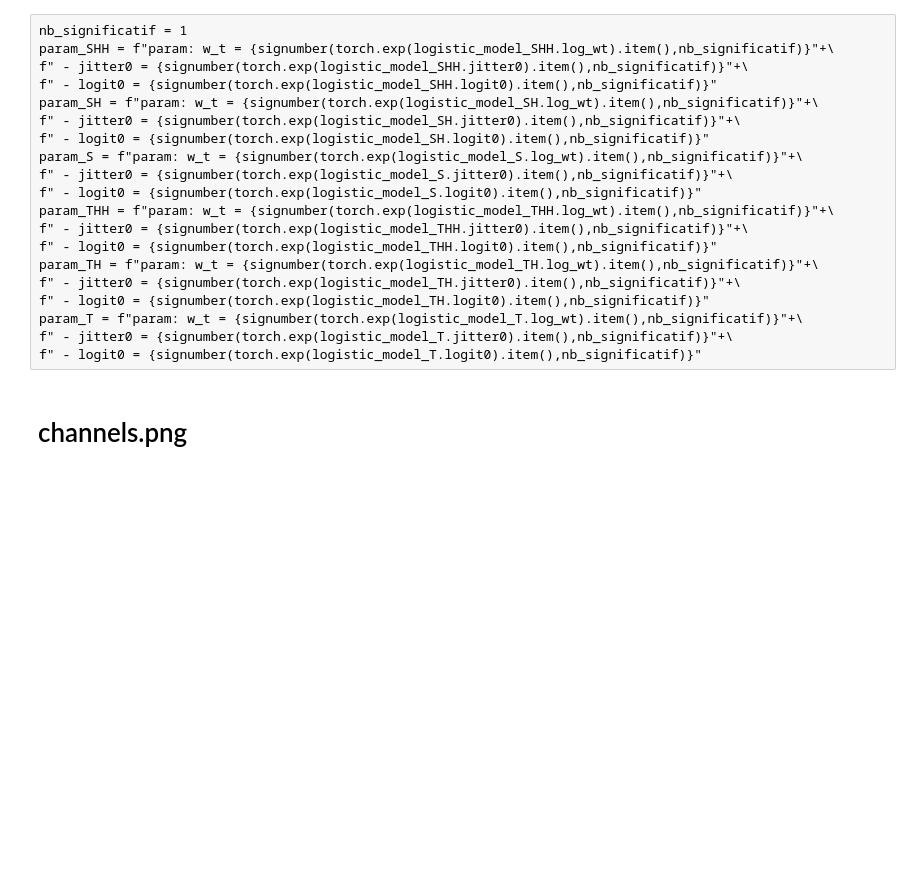
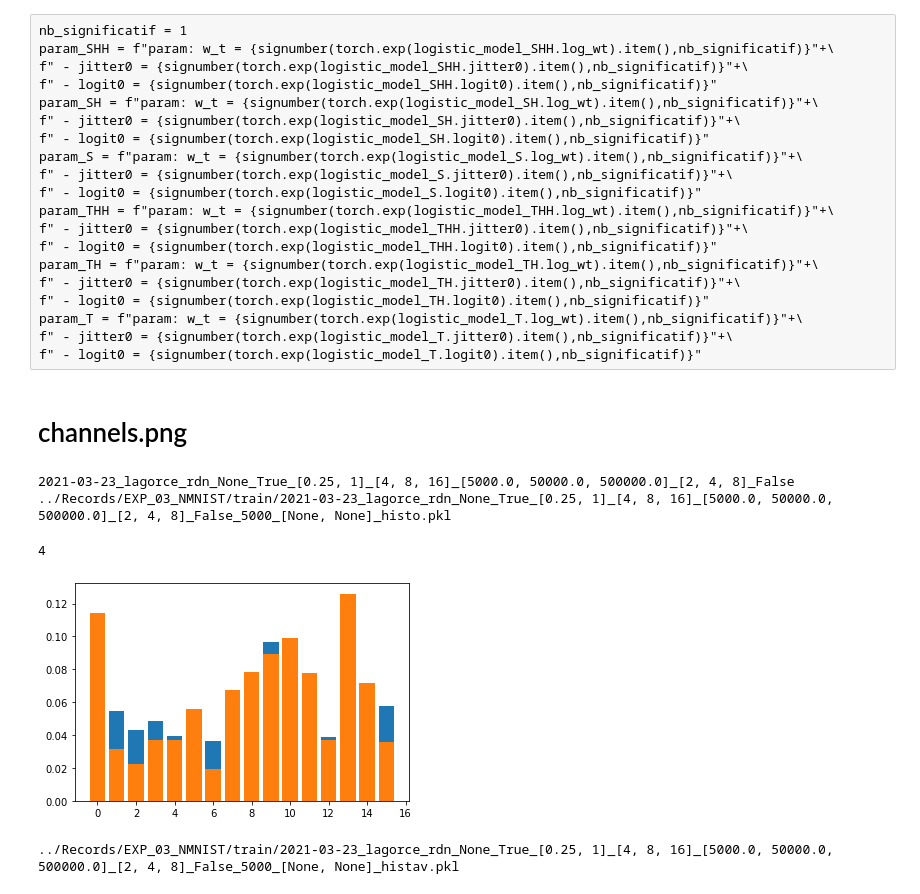
Before and after one commit to SpikeAI/HOTS, a Jupyter notebook: notebooks/figures.ipynb, the cells around one changed output. Drawn from its saved outputs; the diff is of its cells as text; code cells hidden in the pictures; blank space fills up the shorter version.

```diff
--- a/notebooks/figures.ipynb
+++ b/notebooks/figures.ipynb
@@ -355,3 +353,34 @@ for c in range(nb_channels):
 ax[a[-1]].plot([tlast,tlast],[0,1], color = 'red', alpha=1)
 # %%
 printfig(fig, 'inputlayer.pdf')
+# %%
+name = 'homhots'
+sigma = None
+pooling = False
+homeinv = False
+jitonic = [None,None] #[temporal, spatial]
+jitter = False
+tau = 5
+nblay = 3
+nbclust = 4
+filt = 2
+nb_train = 5000
+timestr = '2021-03-23' # this date for 100 digits in learning
+record_path = '../Records/EXP_03_NMNIST/'
+hotshom, homeotest = netparam(name, filt, tau, nblay, nbclust, sigma, homeinv, jitter, timestr)
+trainhistomap = hotshom.running(homeotest=homeotest, nb_digit = nb_train, outstyle='histo')
+# %% [output]
+2021-03-23_lagorce_rdn_None_True_[0.25, 1]_[4, 8, 16]_[5000.0, 50000.0, 500000.0]_[2, 4, 8]_False
+../Records/EXP_03_NMNIST/train/2021-03-23_lagorce_rdn_None_True_[0.25, 1]_[4, 8, 16]_[5000.0, 50000.0, 500000.0]_[2, 4, 8]_False_5000_[None, None]_histo.pkl
+# %%
+print(trainhistomap[i][0])
+plt.bar(np.arange(16),trainhistavmap[trainhistomap[i][0],:])
+plt.bar(np.arange(16),trainhistomap[i][1])
+i+=1
+# %% [output]
+4
+[figure, added]
+# %%
+trainhistavmap = hotshom.running(homeotest=homeotest, nb_digit = nb_train, outstyle='histav')
+# %% [output]
+../Records/EXP_03_NMNIST/train/2021-03-23_lagorce_rdn_None_True_[0.25, 1]_[4, 8, 16]_[5000.0, 50000.0, 500000.0]_[2, 4, 8]_False_5000_[None, None]_histav.pkl
```
Also changed, not shown: parts of 11 cells of this notebook, 14 other files.
